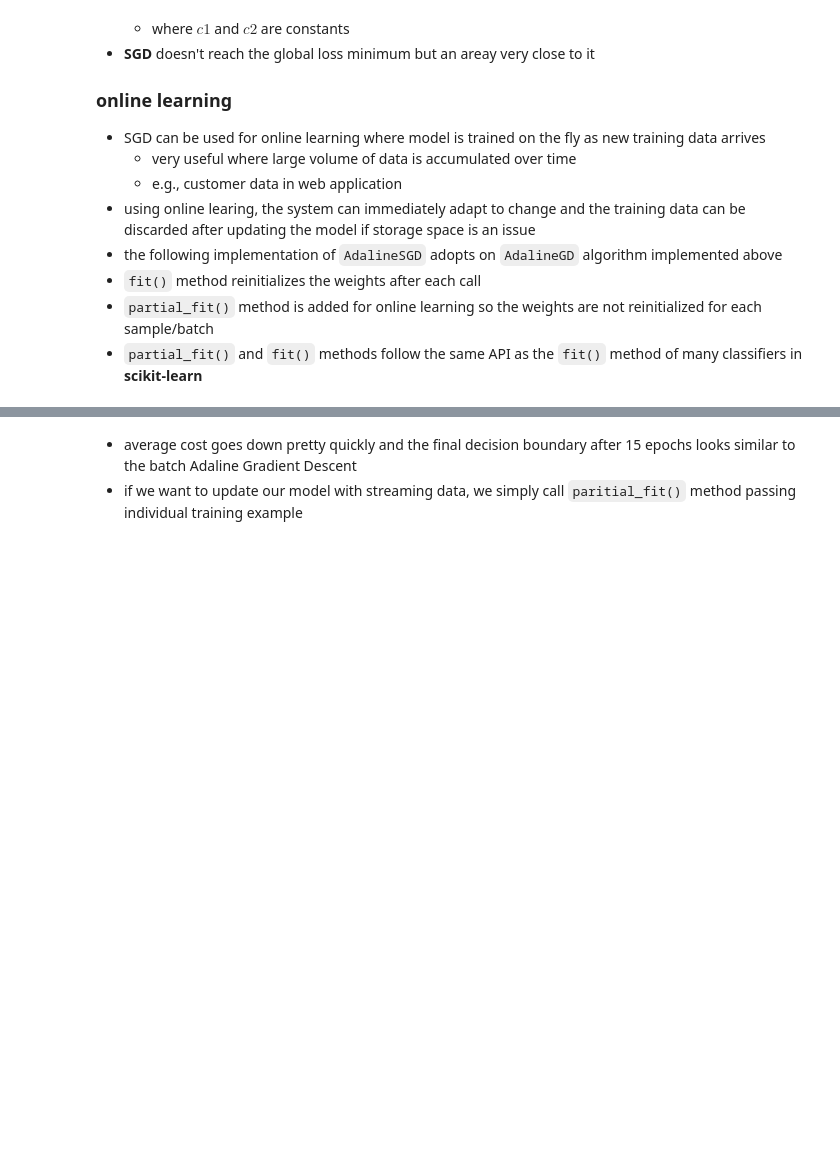
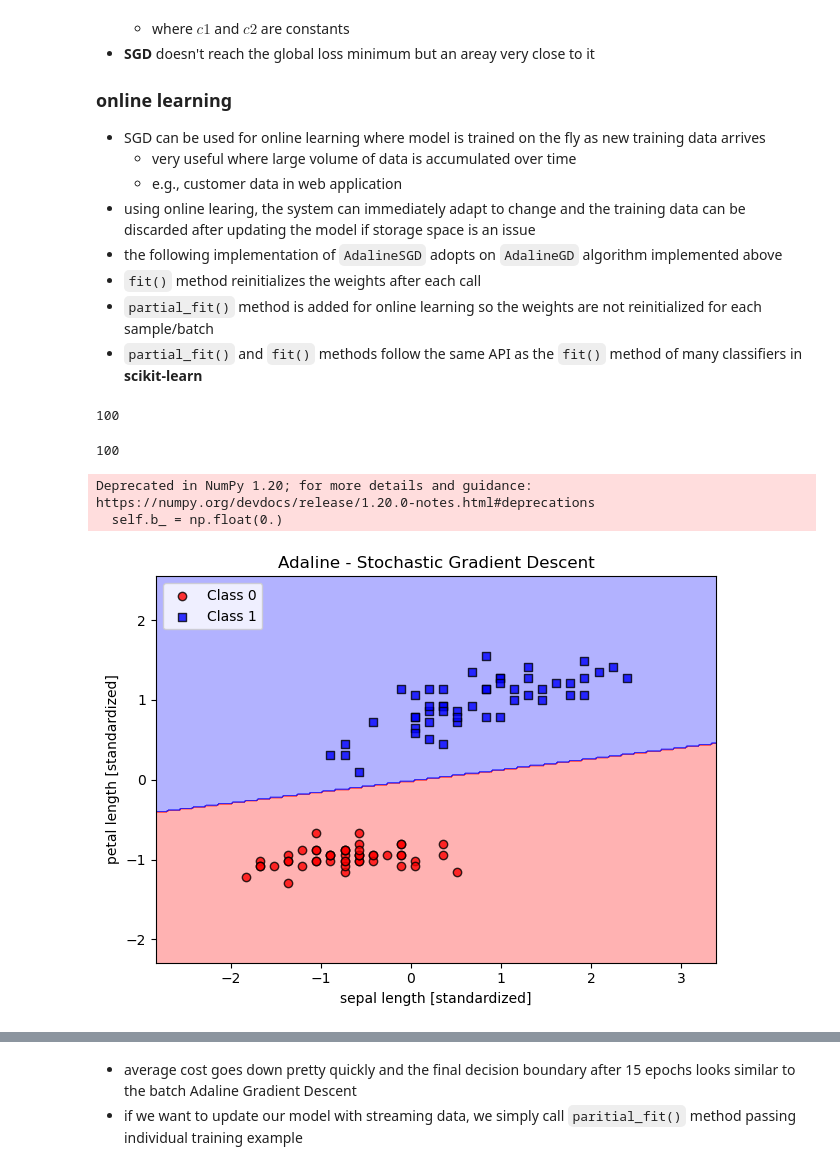
Before and after one commit to rambasnet/python-machine-learning, a Jupyter notebook: notebooks/ArtificialNeuralNetwork.ipynb, the cells around one changed output, grey strips where cells are left out. Saved outputs shown, nothing was run; the diff lists cells and outputs as text; code cells hidden in the pictures; blank space fills up the shorter version.

```diff
--- a/notebooks/ArtificialNeuralNetwork.ipynb
+++ b/notebooks/ArtificialNeuralNetwork.ipynb
@@ -489,9 +489,9 @@ $$
 # example usage of matrix multiplication with a vector using numpy
 import numpy as np
 
-X = np.array([[1, 2, 3], [4, 5, 6]])
-w = np.array([7, 8, 9])
-net_input = np.dot(X, w)
+X1 = np.array([[1, 2, 3], [4, 5, 6]])
+w1 = np.array([7, 8, 9])
+net_input = np.dot(X1, w1)
 # %%
 net_input
 # %% [output]
@@ -709,24 +725,29 @@ class AdalineSGD(object):
     def predict(self, X):
         """Return class label after unit step"""
         return np.where(self.activation(self.net_input(X)) >= 0.5, 1, 0)
+# %%
+# y is already a 1D array in our example
+y.shape[0]
+# %% [output]
+100
+# %%
+y.ravel().shape[0]
+# %% [output]
+100
 # %%
 ada_sgd = AdalineSGD(n_iter=15, eta=0.01, random_state=1)
 ada_sgd.fit(X_std, y)
 
 plot_decision_regions(X_std, y, classifier=ada_sgd)
 plt.title('Adaline - Stochastic Gradient Descent')
 plt.xlabel('sepal length [standardized]')
 plt.ylabel('petal length [standardized]')
 plt.legend(loc='upper left')
 
 plt.tight_layout()
 # plt.savefig('images/02_15_1.png', dpi=300)
 plt.show()
-
-plt.plot(range(1, len(ada_sgd.losses_) + 1), ada_sgd.losses_, marker='o')
-plt.xlabel('Epochs')
-plt.ylabel('Average loss')
-
-plt.tight_layout()
-# plt.savefig('images/02_15_2.png', dpi=300)
-plt.show()
+# %% [output]
+Deprecated in NumPy 1.20; for more details and guidance: https://numpy.org/devdocs/release/1.20.0-notes.html#deprecations
+  self.b_ = np.float(0.)
+[figure, added]
```
Also changed, not shown: parts of 8 cells of this notebook.
